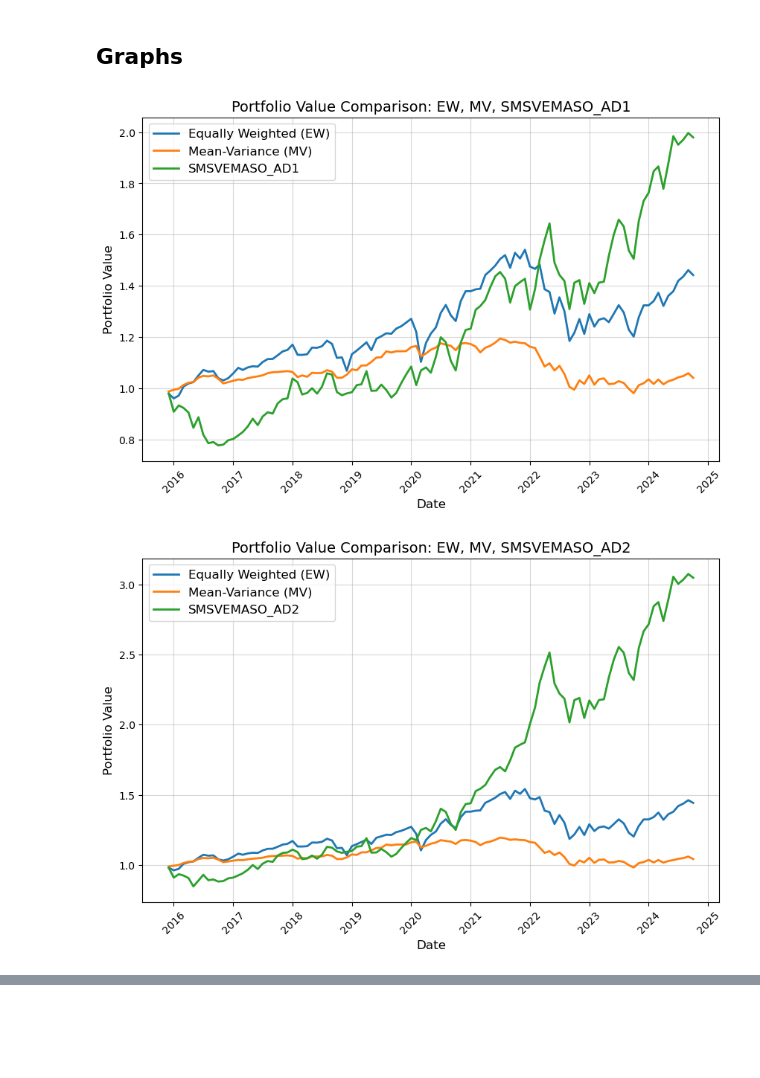
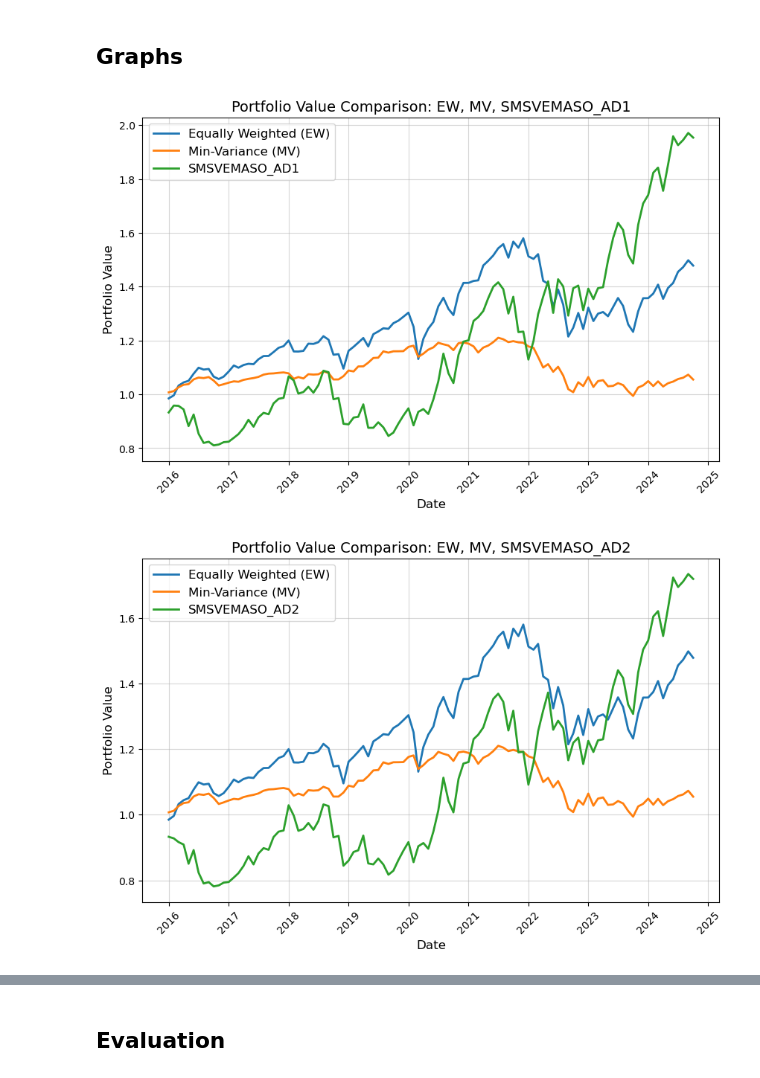
Before and after one commit to zg915/PF-PortfolioStrategies, a Jupyter notebook: investment.ipynb, the cells around one changed output, grey strips where cells are left out. Saved outputs shown, nothing was run; the diff lists cells and outputs as text; code cells hidden in the pictures; blank space fills up the shorter version.

Commit message:
investment with evaluation

```diff
--- a/investment.ipynb
+++ b/investment.ipynb
@@ -205,6 +219,8 @@ for i, AD_EMASO in enumerate(AD_EMASOs, start=1):
     # Subtract from 1 and align columns
     AD_EMASO = 1 - AD_EMASO
     AD_EMASO.columns = SMSV_EMASO.columns
+    AD_EMASO.index = SMSV_EMASO.index
+
 
     # Multiply with SMSV_EMASO
     SMSVEMASO = SMSV_EMASO * AD_EMASO
@@ -243,17 +259,8 @@ return_SMSVEMA_AD3, weight_SMSVEMA_AD3 = multibangbang_strategy(mean_AD3, monthl
 # %%
 returns_MV, weight_MV = min_variance_strategy(monthly_returns_df, window_size=24)
 # %%
-returns_EW, weight_EW = equal_weighted_strategy(monthly_returns_df)
+returns_EW, weight_EW = equal_weighted_strategy(monthly)
+weight_MV = weight_MV[-106:]
-# %%
-returns_df = monthly_returns_df.iloc[-107:]
-weight_EW = weight_EW[-107:]
-weight_MV = weight_MV[-107:]
-weight_SMSVEMA_AD1 = weight_SMSVEMA_AD1[-107:]
-weight_SMSVEMA_AD2 = weight_SMSVEMA_AD1[-107:]
-weight_SMSVEMA_AD3 = weight_SMSVEMA_AD1[-107:]
-weight_SMSVEMASO_AD1 = weight_SMSVEMASO_AD1[-107:]
-weight_SMSVEMASO_AD2 = weight_SMSVEMASO_AD2[-107:]
-weight_SMSVEMASO_AD3 = weight_SMSVEMASO_AD3[-107:]
 # %% [markdown]
 ## Portfolio Value
 # %%
@@ -299,44 +306,49 @@ def calculate_portfolio_value(returns, weights, transaction_cost_rate=0.001, ini
             portfolio_value[t] * (1 + np.dot(current_weights, extended_returns)*0.01)
             - transaction_costs
         )
+        # print('weight',current_weights)
+        # print('return', extended_returns)
+        # print('tc',transaction_costs)
+        # print('pv',(1 + np.dot(current_weights, extended_returns)*0.01))
 
-    return portfolio_value[1:]  # Return portfolio values excluding the initial value
+
+    return portfolio_value  # Return portfolio values excluding the initial value
 # %% [markdown]
 ## Graphs
 # %%
 
-dates = pd.date_range(start="2015-12-01", end="2024-10-01", freq="MS")  # Monthly start frequency
+dates = pd.date_range(start="2016-01-01", end="2024-10-01", freq="MS")  # Monthly start frequency
 
 # Portfolio names and weights for SMSV strategies
 smsv_strategies = {
     "SMSVEMASO_AD1": weight_SMSVEMASO_AD1,
     "SMSVEMASO_AD2": weight_SMSVEMASO_AD2,
     "SMSVEMASO_AD3": weight_SMSVEMASO_AD3,
     "SMSVEMA_AD1": weight_SMSVEMA_AD1,
     "SMSVEMA_AD2": weight_SMSVEMA_AD2,
     "SMSVEMA_AD3": weight_SMSVEMA_AD3,
 }
 
 # Calculate portfolio values
-PV_EW = calculate_portfolio_value(returns_df, weight_EW)
-PV_MV = calculate_portfolio_value(returns_df, weight_MV)
+PV_EW = calculate_portfolio_value(monthly, weight_EW)
+PV_MV = calculate_portfolio_value(monthly, weight_MV)
 
-portfolio_values = {name: calculate_portfolio_value(returns_df, weights) for name, weights in smsv_strategies.items()}
+portfolio_values = {name: calculate_portfolio_value(monthly, weights) for name, weights in smsv_strategies.items()}
 
 # Plot each graph
 for i, (name, PV_SMSV) in enumerate(portfolio_values.items(), start=1):
     plt.figure(figsize=(10, 6))
     plt.plot(dates, PV_EW, label="Equally Weighted (EW)", linewidth=2)
-    plt.plot(dates, PV_MV, label="Mean-Variance (MV)", linewidth=2)
+    plt.plot(dates, PV_MV, label="Min-Variance (MV)", linewidth=2)
     plt.plot(dates, PV_SMSV, label=f"{name}", linewidth=2)
 
     plt.title(f"Portfolio Value Comparison: EW, MV, {name}", fontsize=14)
     plt.xlabel("Date", fontsize=12)
     plt.ylabel("Portfolio Value", fontsize=12)
     plt.grid(alpha=0.5)
     plt.legend(fontsize=12)
     plt.xticks(rotation=45)
     plt.show()
 # %% [output]
-[figure, old version]
+[figure, new version]
-[figure, old version]
+[figure, new version]
@@ -346,0 +359,2 @@ for i, (name, PV_SMSV) in enumerate(portfolio_values.items(), start=1):
+# %% [markdown]
+## Evaluation
```
Also changed, not shown: parts of 10 cells of this notebook.
